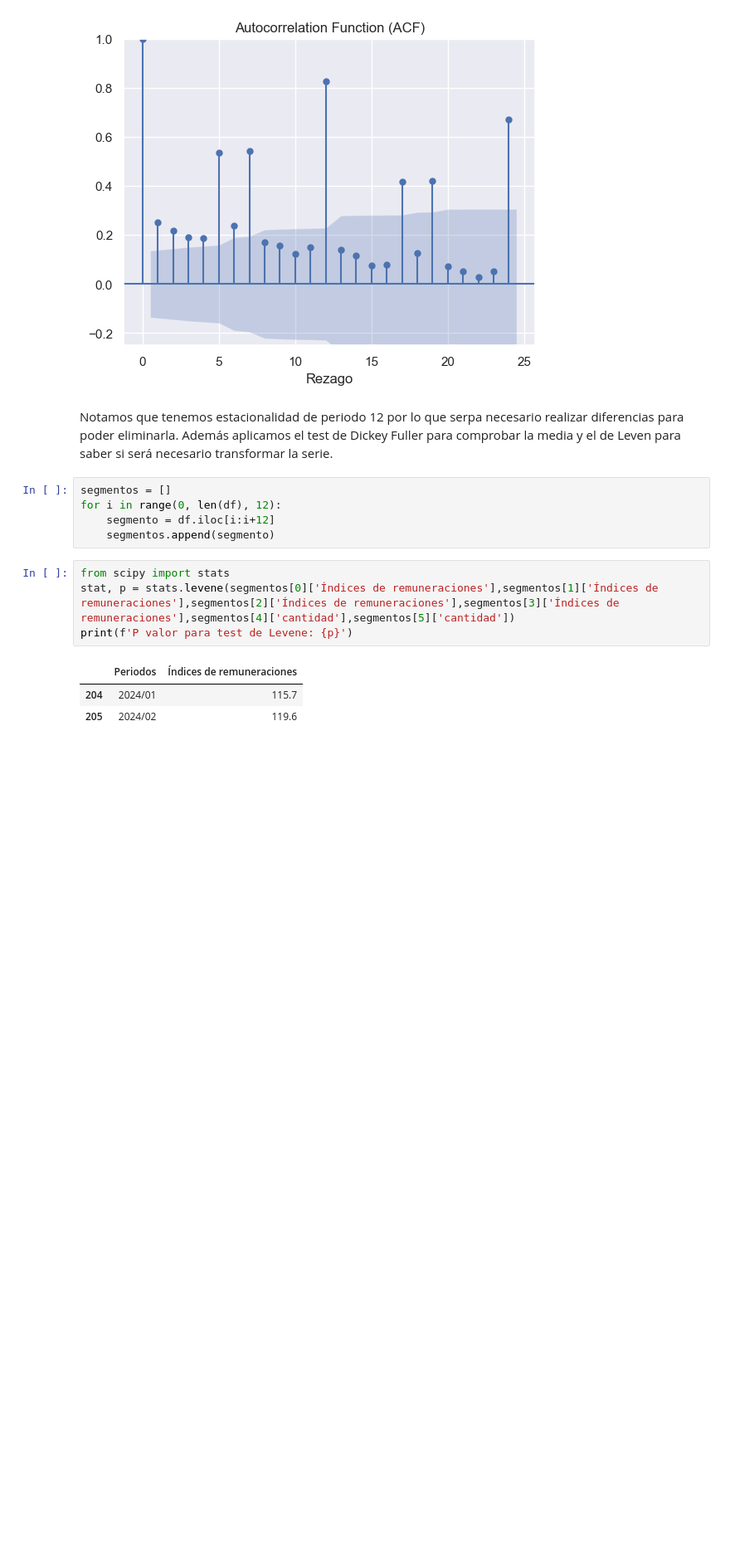
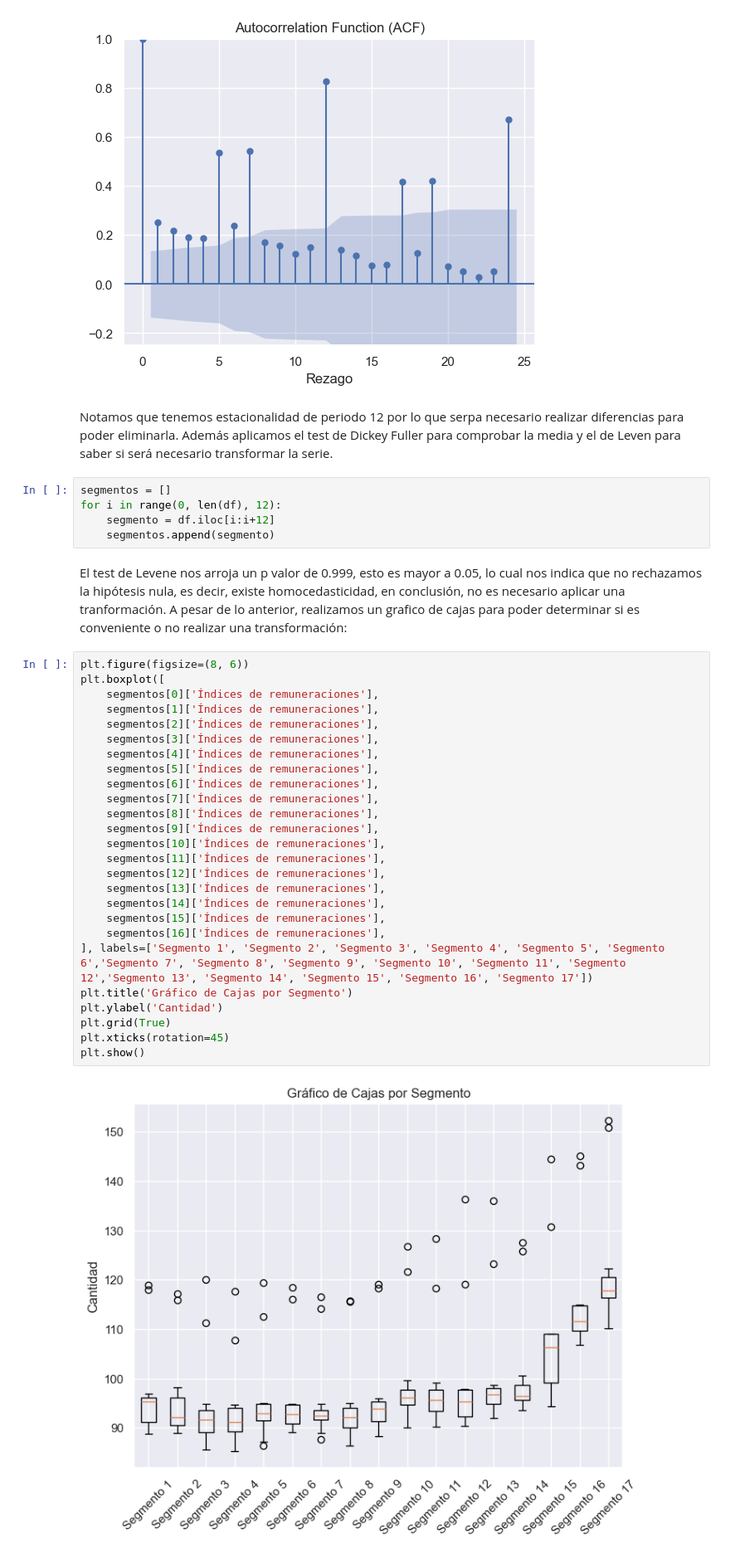
Before and after one commit to maferpy/unidad9, a Jupyter notebook: pronosticos.ipynb, the cells around one changed output. Shown at 83% size. Drawn from its saved outputs; the diff is of its cells as text; blank space fills up the shorter version.

```diff
--- a/pronosticos.ipynb
+++ b/pronosticos.ipynb
@@ -513,11 +513,33 @@ segmentos = []
 for i in range(0, len(df), 12):
     segmento = df.iloc[i:i+12]
     segmentos.append(segmento)
-# %%
-from scipy import stats
-stat, p = stats.levene(segmentos[0]['Índices de remuneraciones'],segmentos[1]['Índices de remuneraciones'],segmentos[2]['Índices de remuneraciones'],segmentos[3]['Índices de remuneraciones'],segmentos[4]['cantidad'],segmentos[5]['cantidad'])
-print(f'P valor para test de Levene: {p}')
-# %% [output]
-|  | Periodos | Índices de remuneraciones |
-| 204 | 2024/01 | 115.7 |
-| 205 | 2024/02 | 119.6 |
+# %% [markdown]
+El test de Levene nos arroja un p valor de 0.999, esto es mayor a 0.05, lo cual nos indica que no rechazamos la hipótesis nula, es decir, existe homocedasticidad, en conclusión, no es necesario aplicar una tranformación. A pesar de lo anterior, realizamos un grafico de cajas para poder determinar si es conveniente o no realizar una transformación:
+# %%
+plt.figure(figsize=(8, 6))
+plt.boxplot([
+    segmentos[0]['Índices de remuneraciones'],
+    segmentos[1]['Índices de remuneraciones'],
+    segmentos[2]['Índices de remuneraciones'],
+    segmentos[3]['Índices de remuneraciones'],
+    segmentos[4]['Índices de remuneraciones'],
+    segmentos[5]['Índices de remuneraciones'],
+    segmentos[6]['Índices de remuneraciones'],
+    segmentos[7]['Índices de remuneraciones'],
+    segmentos[8]['Índices de remuneraciones'],
+    segmentos[9]['Índices de remuneraciones'],
+    segmentos[10]['Índices de remuneraciones'],
+    segmentos[11]['Índices de remuneraciones'],
+    segmentos[12]['Índices de remuneraciones'],
+    segmentos[13]['Índices de remuneraciones'],
+    segmentos[14]['Índices de remuneraciones'],
+    segmentos[15]['Índices de remuneraciones'],
+    segmentos[16]['Índices de remuneraciones'],
+], labels=['Segmento 1', 'Segmento 2', 'Segmento 3', 'Segmento 4', 'Segmento 5', 'Segmento 6','Segmento 7', 'Segmento 8', 'Segmento 9', 'Segmento 10', 'Segmento 11', 'Segmento 12','Segmento 13', 'Segmento 14', 'Segmento 15', 'Segmento 16', 'Segmento 17'])
+plt.title('Gráfico de Cajas por Segmento')
+plt.ylabel('Cantidad')
+plt.grid(True)
+plt.xticks(rotation=45)
+plt.show()
+# %% [output]
+[figure, added]
```
Also changed, not shown: parts of 9 cells of this notebook.
